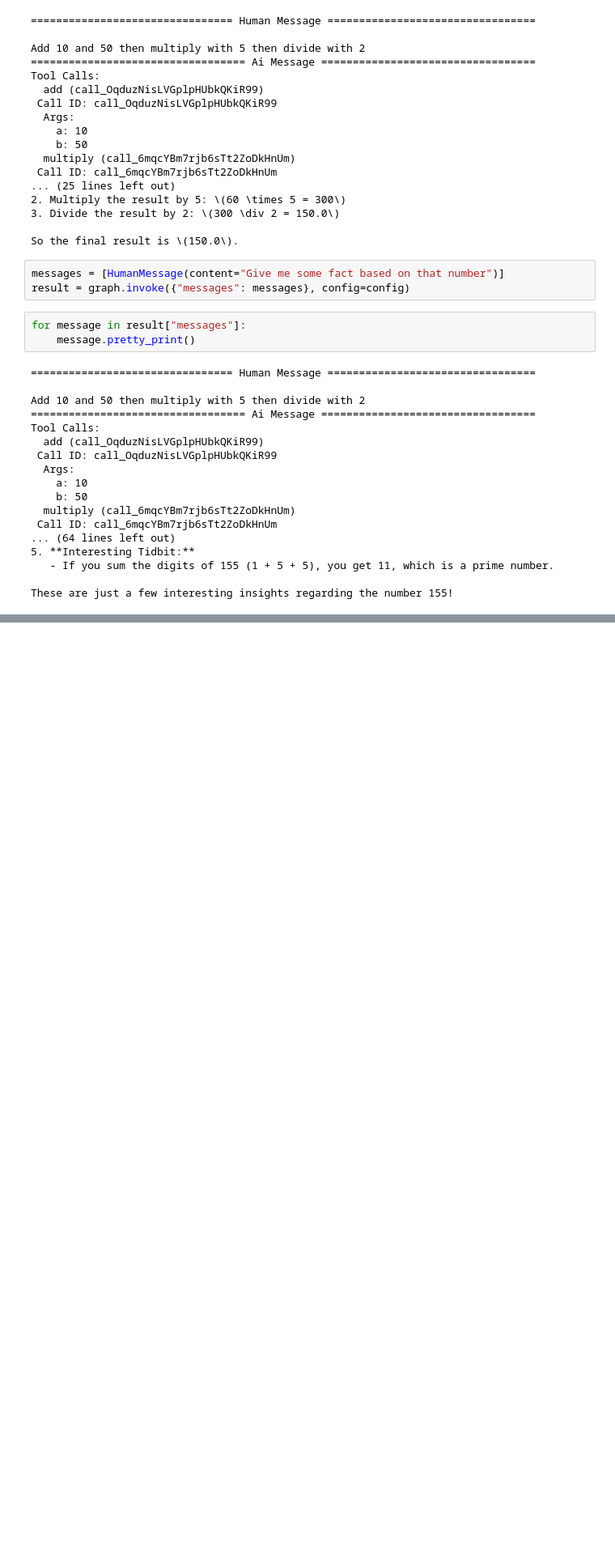
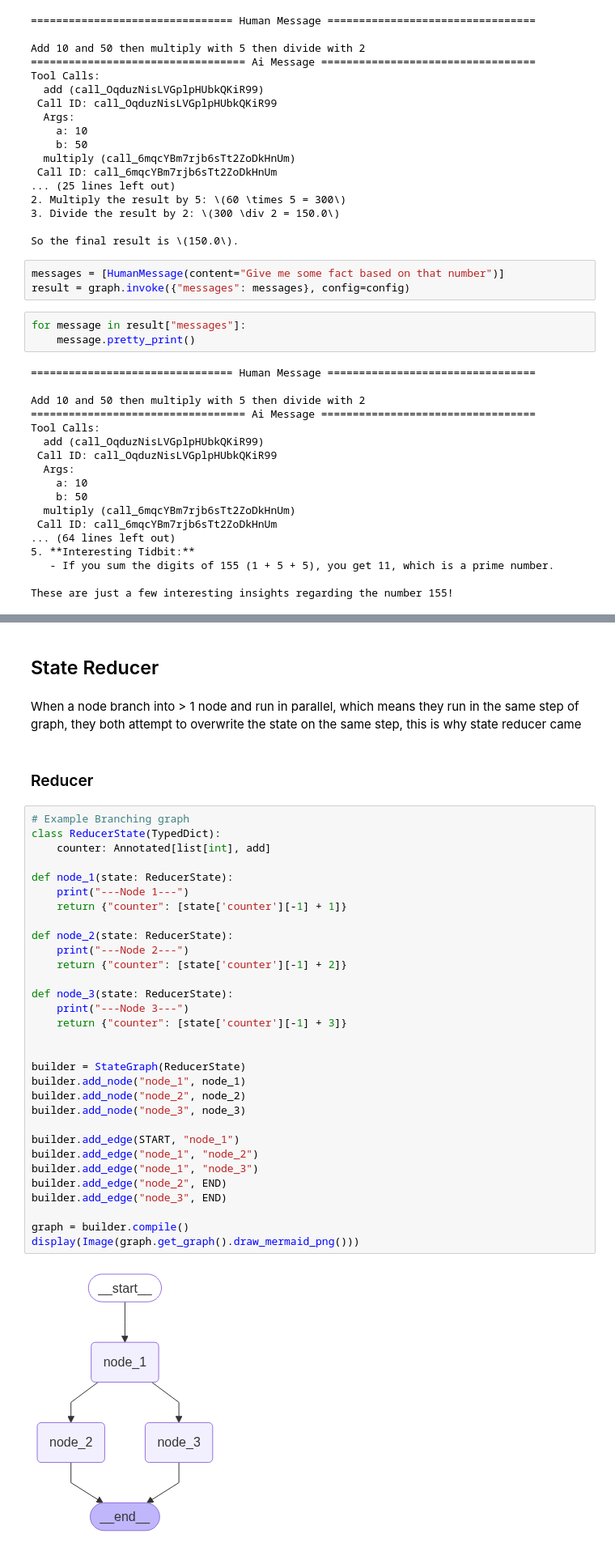
Before and after one commit to DerrickVericho/LLM-Portofolio, a Jupyter notebook: notebook/langgraph.ipynb, the cells around one changed output, grey strips where cells are left out. Shown at 81% size. Drawn from its saved outputs; the diff is of its cells as text; blank space fills up the shorter version.

```diff
--- a/notebook/langgraph.ipynb
+++ b/notebook/langgraph.ipynb
@@ -407,0 +658,39 @@ These are just a few interesting insights regarding the number 155!
+# %% [markdown]
+## State Reducer
+# %% [markdown]
+When a node branch into > 1 node and run in parallel, which means they run in the same step of graph, they both attempt to overwrite the state on the same step, this is why state reducer came
+# %% [markdown]
+### Reducer
+# %%
+# Example Branching graph
+class ReducerState(TypedDict):
+    counter: Annotated[list[int], add]
+
+def node_1(state: ReducerState):
+    print("---Node 1---")
+    return {"counter": [state['counter'][-1] + 1]}
+
+def node_2(state: ReducerState):
+    print("---Node 2---")
+    return {"counter": [state['counter'][-1] + 2]}
+
+def node_3(state: ReducerState):
+    print("---Node 3---")
+    return {"counter": [state['counter'][-1] + 3]}
+
+
+builder = StateGraph(ReducerState)
+builder.add_node("node_1", node_1)
+builder.add_node("node_2", node_2)
+builder.add_node("node_3", node_3)
+
+builder.add_edge(START, "node_1")
+builder.add_edge("node_1", "node_2")
+builder.add_edge("node_1", "node_3")
+builder.add_edge("node_2", END)
+builder.add_edge("node_3", END)
+
+graph = builder.compile()
+display(Image(graph.get_graph().draw_mermaid_png()))
+# %% [output]
+[figure, added]
```
Also changed, not shown: parts of 32 cells of this notebook, 1 other file.
